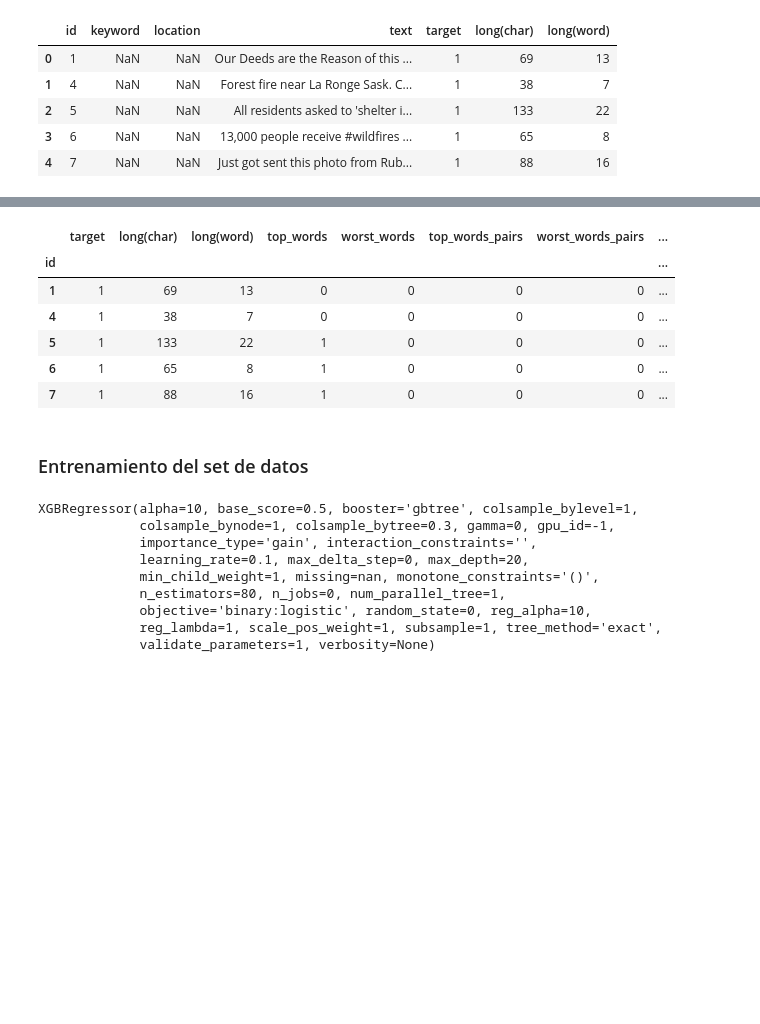
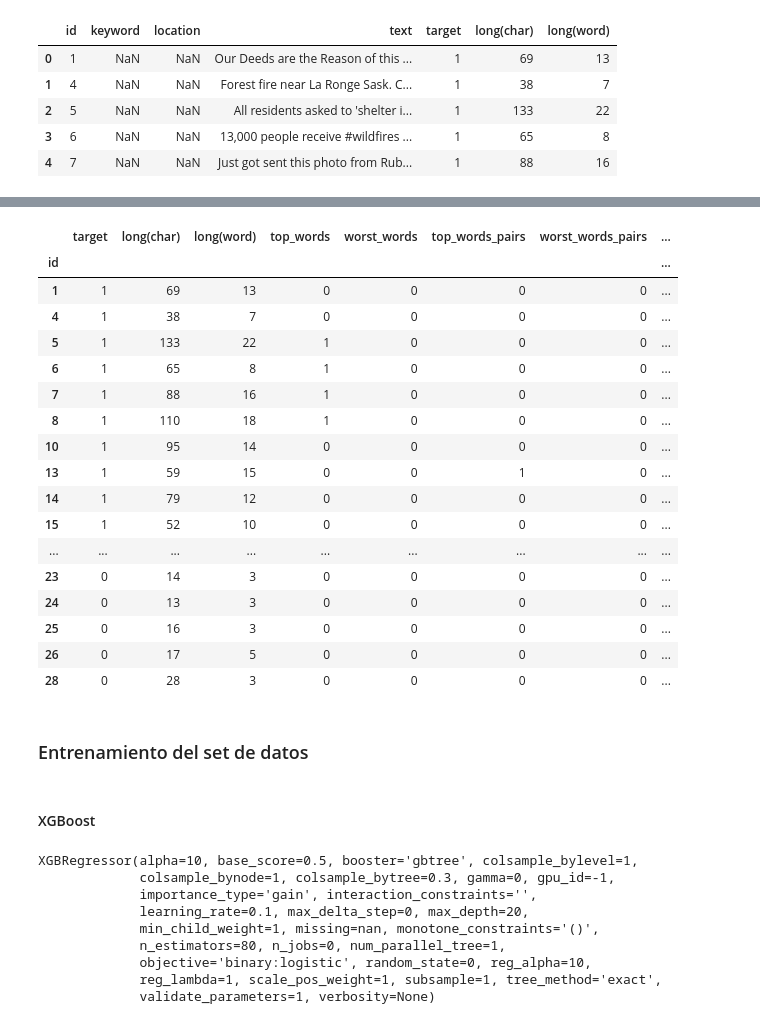
Before and after one commit to RiedelNicolas/TP2-Organizacion-de-Datos, a Jupyter notebook: modelo_1.ipynb, the cells around one changed output, grey strips where cells are left out. Cells and saved outputs as stored; diff of their text form; code cells hidden in the pictures; blank space fills up the shorter version.

```diff
--- a/modelo_1.ipynb
+++ b/modelo_1.ipynb
@@ -273,15 +277,26 @@ train.head()
 # %%
 train = train.drop(columns=['keyword','location','text'])
 train = train.set_index('id')
-train.head()
+train.head(20)
 # %% [output]
 |  | target | long(char) | long(word) | top_words | worst_words | top_words_pairs | worst_words_pairs | ... |
 | id |  |  |  |  |  |  |  | ... |
 | 1 | 1 | 69 | 13 | 0 | 0 | 0 | 0 | ... |
 | 4 | 1 | 38 | 7 | 0 | 0 | 0 | 0 | ... |
 | 5 | 1 | 133 | 22 | 1 | 0 | 0 | 0 | ... |
 | 6 | 1 | 65 | 8 | 1 | 0 | 0 | 0 | ... |
 | 7 | 1 | 88 | 16 | 1 | 0 | 0 | 0 | ... |
+| 8 | 1 | 110 | 18 | 1 | 0 | 0 | 0 | ... |
+| 10 | 1 | 95 | 14 | 0 | 0 | 0 | 0 | ... |
+| 13 | 1 | 59 | 15 | 0 | 0 | 1 | 0 | ... |
+| 14 | 1 | 79 | 12 | 0 | 0 | 0 | 0 | ... |
+| 15 | 1 | 52 | 10 | 0 | 0 | 0 | 0 | ... |
+| ... | ... | ... | ... | ... | ... | ... | ... | ... |
+| 23 | 0 | 14 | 3 | 0 | 0 | 0 | 0 | ... |
+| 24 | 0 | 13 | 3 | 0 | 0 | 0 | 0 | ... |
+| 25 | 0 | 16 | 3 | 0 | 0 | 0 | 0 | ... |
+| 26 | 0 | 17 | 5 | 0 | 0 | 0 | 0 | ... |
+| 28 | 0 | 28 | 3 | 0 | 0 | 0 | 0 | ... |
 # %% [markdown]
 ### Entrenamiento del set de datos
 # %%
@@ -290,3 +305,5 @@ X_train, X_test, y_train, y_test = train_test_split(X, y, test_size=0.15, random
+# %% [markdown]
+#### XGBoost
 # %%
 xg_reg = xgb.XGBRegressor(objective ='binary:logistic',
                 colsample_bytree = 0.3, learning_rate = 0.1,
```
Also changed, not shown: parts of 11 cells of this notebook, 4 other files.
